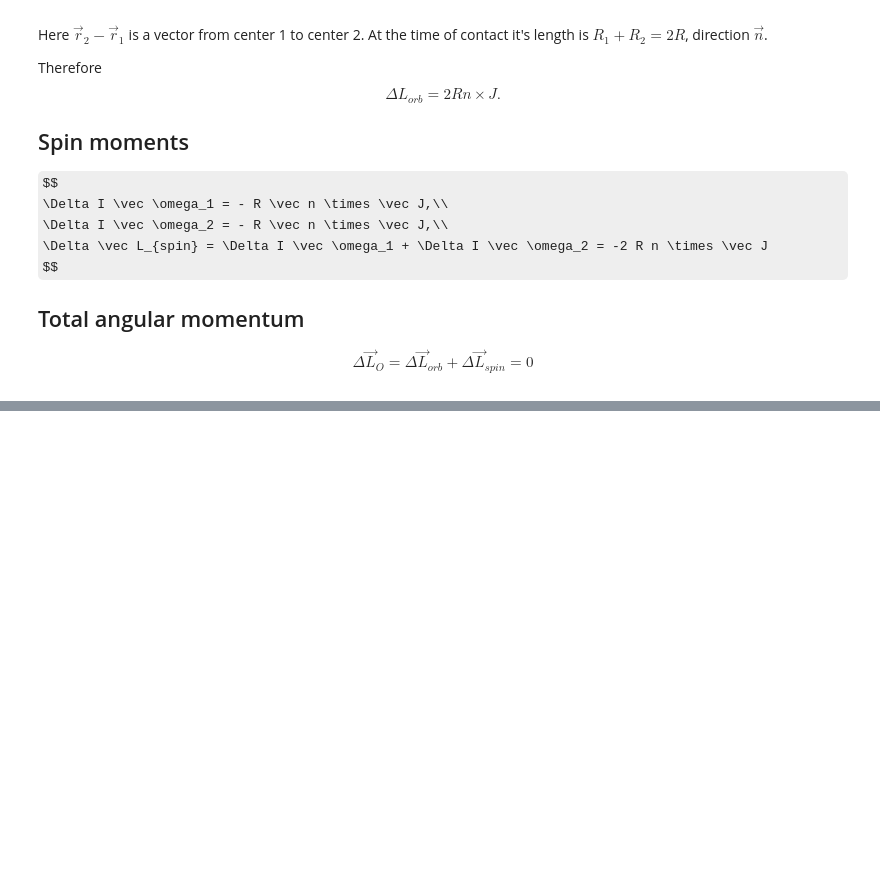
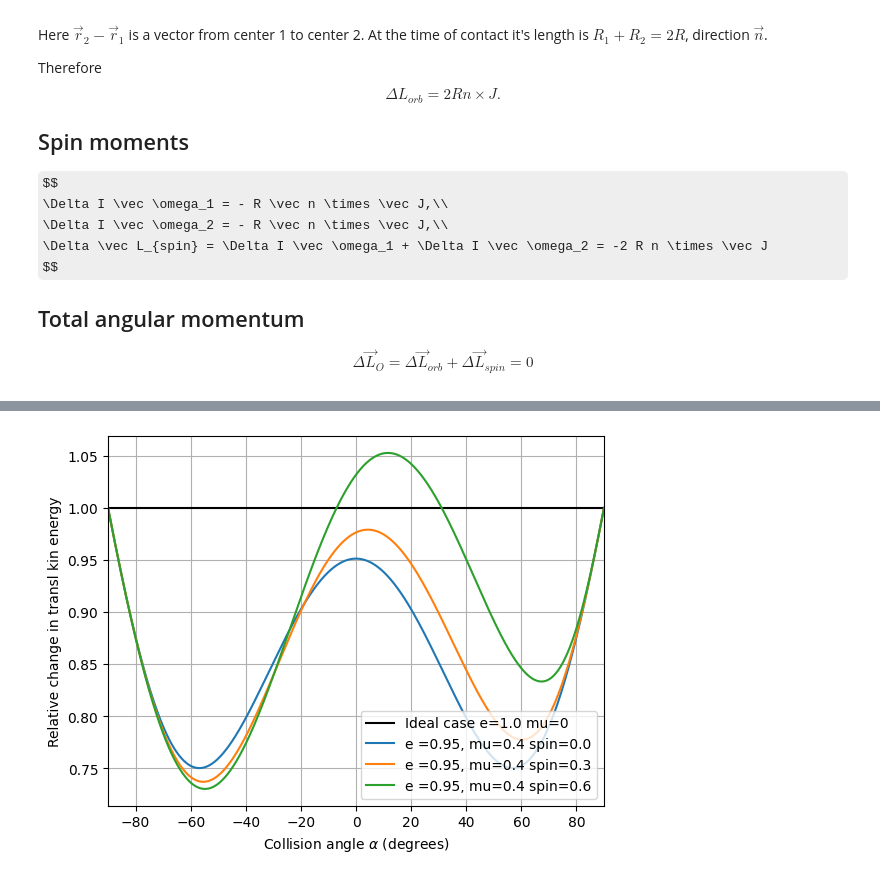
Before and after one commit to evgeny-kolonsky/Lab1m, a Jupyter notebook: collision/sphere_collision_sliding_model.ipynb, the cells around one changed output, grey strips where cells are left out. Drawn from its saved outputs; the diff is of its cells as text; code cells hidden in the pictures; some formulas as TeX source; blank space fills up the shorter version.

Commit message:
kinetic energy

```diff
--- a/collision/sphere_collision_sliding_model.ipynb
+++ b/collision/sphere_collision_sliding_model.ipynb
@@ -201,9 +191,7 @@ def scattering_angle(alpha_deg, mu, e):
   V1 = V10 - J / m
   V2 = V20 + J / m
 
-  # return to plane
-  V1 = dropz(V1)
-  V2 = dropz(V2)
+
 
   # find angles
   th1 = angle(x, V1)
@@ -278,28 +266,25 @@ W20 = np.array([0, 0, 0])
 alphas_deg = np.linspace(-90, 90, 1000)
 
 
-def Phi_curve(mu, e):
-  Phi = np.array([scattering_angle(a, mu, e) for a in alphas_deg])
-  return Phi
+def Scatter(mu, e):
+  return np.array([scattering_angle(a, mu, e) for a in alphas_deg])
 
 mu, e = 0, 1.0
-Phi = Phi_curve(mu, e)
-th, th1, th2 = Phi.T
+th, th1, th2 = Scatter(mu, e).T
 plt.plot(alphas_deg, th, color='black', label=f'Ideal case {e=} {mu=}')
 
 e = 0.95
 mu = 0.4
 for spin in [0.,  0.3,   0.6]:
   W10 = np.array([0, roll, spin])
-  Phi = Phi_curve(mu, e)
-  th, th1, th2 = Phi.T
+  th, th1, th2 = Scatter(mu, e).T
   plt.plot(alphas_deg, th, label=f'{e =}, {mu=} {spin=}')
 
 
 
 
 plt.xlabel(r'Collision angle $\alpha$ (degrees)')
-plt.ylabel(r'Scattering angle $\Phi$ (degrees)')
+plt.ylabel(r'Scattering angle $\theta$ (degrees)')
 plt.grid(True)
 plt.legend()
 #plt.ylim(0, 100)
@@ -350,0 +338,76 @@ $$
+# %%
+def kinetic_change_unitless(alpha_deg, mu, e):
+
+  # translational kinetic energy of the body havin mass m and tranl velocity V
+  # V - vector
+  def translational_kinetic_energy(m, V):
+    return m * np.linalg.norm(V)**2 / 2
+
+  a = np.deg2rad(alpha_deg)
+  c, s = np.cos(a), np.sin(a)
+  rotation_matrix = np.array([[c, -s, 0], [s, c, 0], [0, 0, 1]])
+
+  n = rotation_matrix @ x
+  t = rotation_matrix @ y
+
+  # Contact point velocity
+  VC1 = V10 + np.cross(W10, R * n)
+  VC2 = V20 + np.cross(W20, -R * n)
+  # Relative velocity at contact point
+  G = VC1 - VC2
+  # vector - Component of G in n direction
+  Gn = (G @ n) * n
+  # vector - component of G in tz plane (perpendicular to n)
+  Gtz = G - Gn
+
+  # normal impulse
+  Jn = m / 2 * (1 + e) * Gn
+
+  # Slipping impulse in drag direction
+  if np.linalg.norm(Gtz) > 0:
+    Jtz =  mu * np.linalg.norm(Jn) * Gtz / np.linalg.norm(Gtz)
+  else:
+    Jtz = np.array([0,0,0])
+
+  Jt = (Jtz @t ) * t
+
+  J = Jn + Jt
+  # Velocity after impact
+  V1 = V10 - J / m
+  V2 = V20 + J / m
+
+  K_after1 = translational_kinetic_energy(m, V1)
+  K_after2 = translational_kinetic_energy(m, V2)
+  K_after = K_after1 + K_after2
+  K_before = translational_kinetic_energy(m, V10)
+  unitless = K_after / K_before
+  return unitless
+
+def Scan_angles(mu, e):
+  return np.array([kinetic_change_unitless(a, mu, e) for a in alphas_deg])
+
+mu, e = 0, 1.0
+K = Scan_angles(mu, e).T
+plt.plot(alphas_deg, K, color='black', label=f'Ideal case {e=} {mu=}')
+
+e = 0.95
+mu = 0.4
+for spin in [0.,  0.3,   0.6]:
+  W10 = np.array([0, roll, spin])
+  K = Scan_angles(mu, e).T
+  plt.plot(alphas_deg, K, label=f'{e =}, {mu=} {spin=}')
+
+
+
+
+plt.ylabel(r'Relative change in transl kin energy')
+plt.xlabel(r'Collision angle $\alpha$ (degrees)')
+plt.grid(True)
+plt.legend()
+#plt.ylim(0, 100)
+plt.xlim(-90, 90)
+plt.legend(loc='lower right')
+#plt.axis('equal')
+plt.show()
+# %% [output]
+[figure, added]
```
Also changed, not shown: parts of 3 cells of this notebook.
